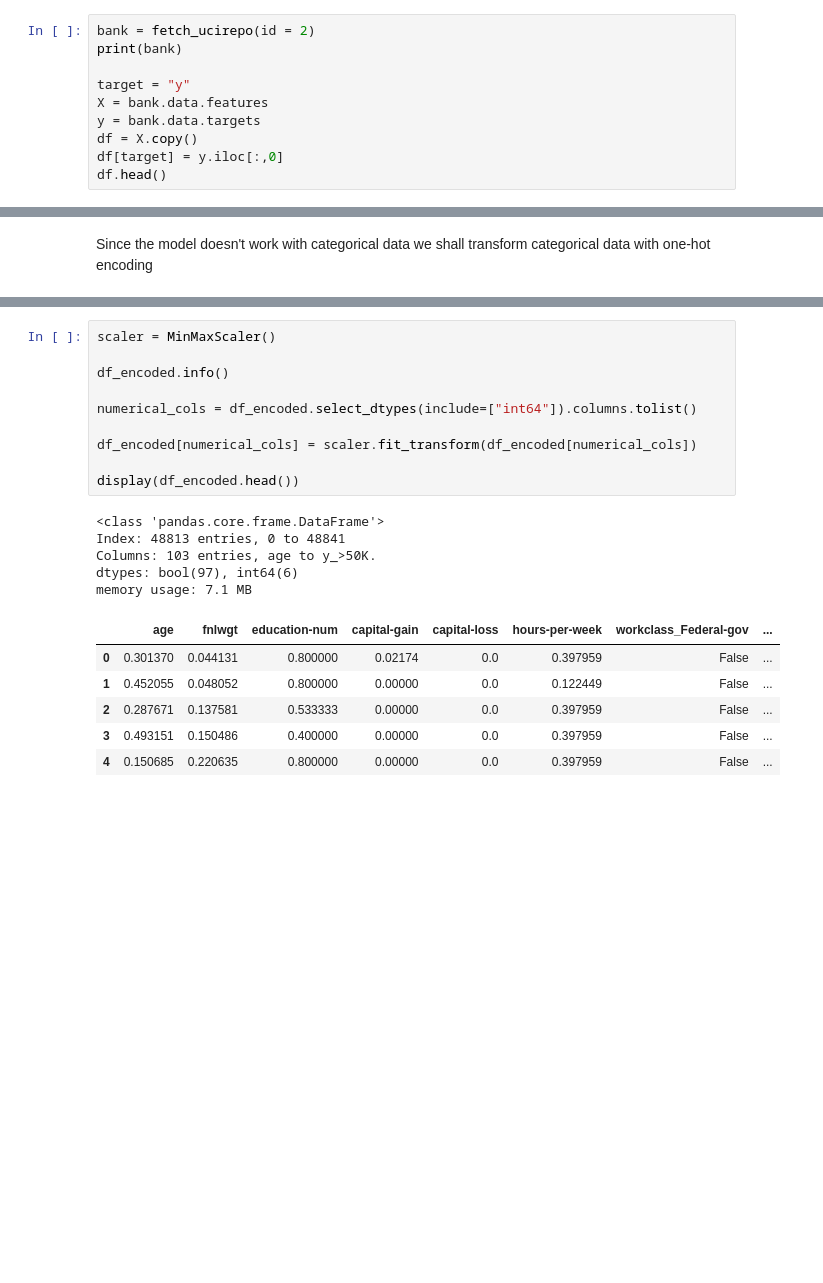
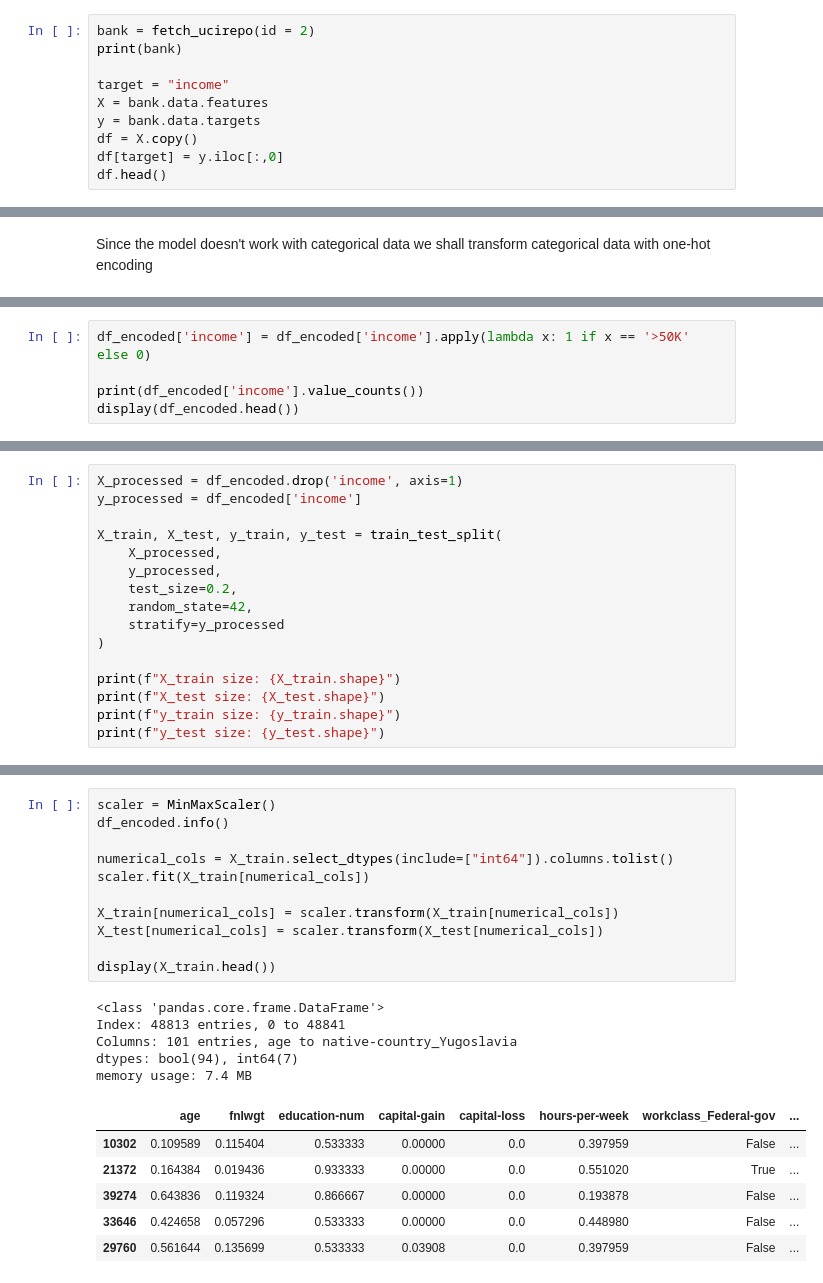
Before and after one commit to 4GeeksAcademy/danielpaez-dev-recommendation-system, a Jupyter notebook: src/explore.ipynb, the cells around one changed output, grey strips where cells are left out. Drawn from its saved outputs; the diff is of its cells as text; blank space fills up the shorter version.

Commit message:
FEAD: All process done till machine learning

```diff
--- a/src/explore.ipynb
+++ b/src/explore.ipynb
@@ -34,7 +35,7 @@ pd.set_option('display.max_columns', None)
 bank = fetch_ucirepo(id = 2)
 print(bank)
 
-target = "y"
+target = "income"
 X = bank.data.features
 y = bank.data.targets
 df = X.copy()
@@ -124,0 +130,5 @@ display(df_encoded.head())
+# %%
+df_encoded['income'] = df_encoded['income'].apply(lambda x: 1 if x == '>50K' else 0)
+
+print(df_encoded['income'].value_counts())
+display(df_encoded.head())
@@ -124,0 +159,16 @@ display(df_encoded.head())
+# %%
+X_processed = df_encoded.drop('income', axis=1)
+y_processed = df_encoded['income']
+
+X_train, X_test, y_train, y_test = train_test_split(
+    X_processed,
+    y_processed,
+    test_size=0.2,
+    random_state=42,
+    stratify=y_processed
+)
+
+print(f"X_train size: {X_train.shape}")
+print(f"X_test size: {X_test.shape}")
+print(f"y_train size: {y_train.shape}")
+print(f"y_test size: {y_test.shape}")
@@ -127,22 +184,23 @@ display(df_encoded.head())
 # %%
 scaler = MinMaxScaler()
-
 df_encoded.info()
 
-numerical_cols = df_encoded.select_dtypes(include=["int64"]).columns.tolist()
+numerical_cols = X_train.select_dtypes(include=["int64"]).columns.tolist()
+scaler.fit(X_train[numerical_cols])
 
-df_encoded[numerical_cols] = scaler.fit_transform(df_encoded[numerical_cols])
+X_train[numerical_cols] = scaler.transform(X_train[numerical_cols])
+X_test[numerical_cols] = scaler.transform(X_test[numerical_cols])
 
-display(df_encoded.head())
+display(X_train.head())
 # %% [output]
 <class 'pandas.core.frame.DataFrame'>
 Index: 48813 entries, 0 to 48841
-Columns: 103 entries, age to y_>50K.
-dtypes: bool(97), int64(6)
-memory usage: 7.1 MB
+Columns: 101 entries, age to native-country_Yugoslavia
+dtypes: bool(94), int64(7)
+memory usage: 7.4 MB
 |  | age | fnlwgt | education-num | capital-gain | capital-loss | hours-per-week | workclass_Federal-gov | ... |
-| 0 | 0.301370 | 0.044131 | 0.800000 | 0.02174 | 0.0 | 0.397959 | False | ... |
-| 1 | 0.452055 | 0.048052 | 0.800000 | 0.00000 | 0.0 | 0.122449 | False | ... |
-| 2 | 0.287671 | 0.137581 | 0.533333 | 0.00000 | 0.0 | 0.397959 | False | ... |
-| 3 | 0.493151 | 0.150486 | 0.400000 | 0.00000 | 0.0 | 0.397959 | False | ... |
-| 4 | 0.150685 | 0.220635 | 0.800000 | 0.00000 | 0.0 | 0.397959 | False | ... |
+| 10302 | 0.109589 | 0.115404 | 0.533333 | 0.00000 | 0.0 | 0.397959 | False | ... |
+| 21372 | 0.164384 | 0.019436 | 0.933333 | 0.00000 | 0.0 | 0.551020 | True | ... |
+| 39274 | 0.643836 | 0.119324 | 0.866667 | 0.00000 | 0.0 | 0.193878 | False | ... |
+| 33646 | 0.424658 | 0.057296 | 0.533333 | 0.00000 | 0.0 | 0.448980 | False | ... |
+| 29760 | 0.561644 | 0.135699 | 0.533333 | 0.03908 | 0.0 | 0.397959 | False | ... |
```
Also changed, not shown: parts of 15 cells of this notebook, 3 other files.
